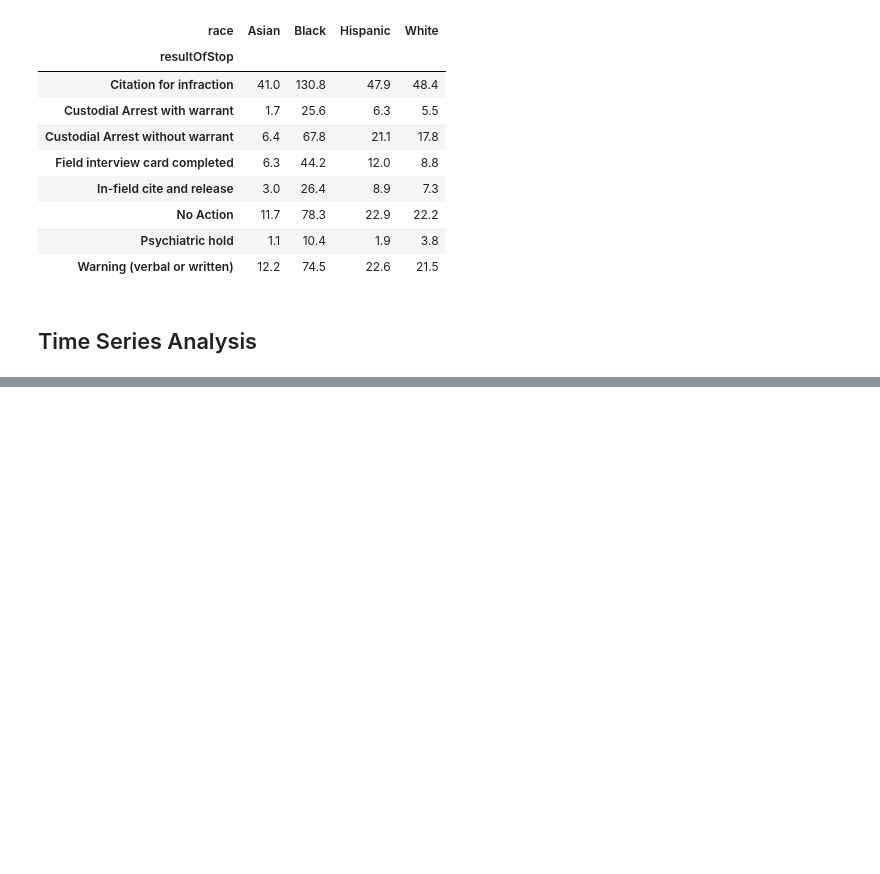
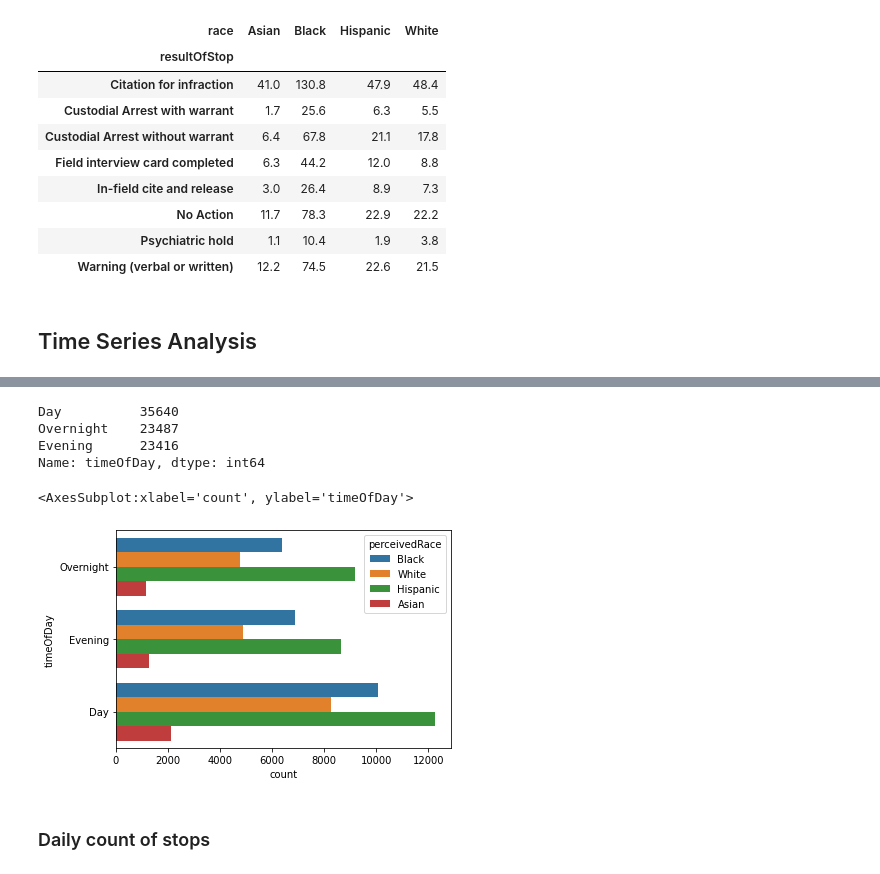
Before and after one commit to tsamba120/Long-Beach-Policing-Analysis, a Jupyter notebook: notebooks/lbpd_eda.ipynb, the cells around one changed output, grey strips where cells are left out. Drawn from its saved outputs; the diff is of its cells as text; code cells hidden in the pictures; blank space fills up the shorter version.

Commit message:
5/23/21 - Began EDA Time Series Analysis

```diff
--- a/notebooks/lbpd_eda.ipynb
+++ b/notebooks/lbpd_eda.ipynb
@@ -285,3 +285,24 @@ cast_res_stop_1000
 | Warning (verbal or written) | 12.2 | 74.5 | 22.6 | 21.5 |
 # %% [markdown]
 ## Time Series Analysis
+# %%
+# Cleaning dates
+time_series_df = main_df.copy()
+time_series_df['stopDate'] = pd.to_datetime(main_df['stopDate']).dt.date
+time_series_df['stopTime'] = pd.to_datetime(main_df['stopTime']).dt.time
+
+# Unique stops (including by individual)
+unique_stops = time_series_df.drop_duplicates(subset=['StopID', 'PID'])
+# %%
+# Create new 'timeOfDay' feature
+def time_of_day(val):
+    from datetime import time
+    from datetime import datetime as dt
+    if val >= time(8,0,0) and val < time(17,0,0):
+        return 'Day'
+    elif val >= time(17,0,0) and val < time(23,0,0):
+        return 'Evening'
+    else:
+        return 'Overnight'
+# %%
+time_series_df['timeOfDay'] = time_series_df['stopTime'].apply(lambda x: time_of_day(x))
@@ -287,0 +318,15 @@ cast_res_stop_1000
+# %%
+time_series_df['timeOfDay'].value_counts()
+# %% [output]
+Day          35640
+Overnight    23487
+Evening      23416
+Name: timeOfDay, dtype: int64
+# %%
+staging_df = time_series_df[time_series_df['perceivedRace'].isin(['Hispanic', 'Black', 'Asian', 'White'])]
+sns.countplot(y='timeOfDay', data=staging_df, hue='perceivedRace')
+# %% [output]
+<AxesSubplot:xlabel='count', ylabel='timeOfDay'>
+[figure, added]
+# %% [markdown]
+### Daily count of stops
```
Also changed, not shown: parts of 6 cells of this notebook.
